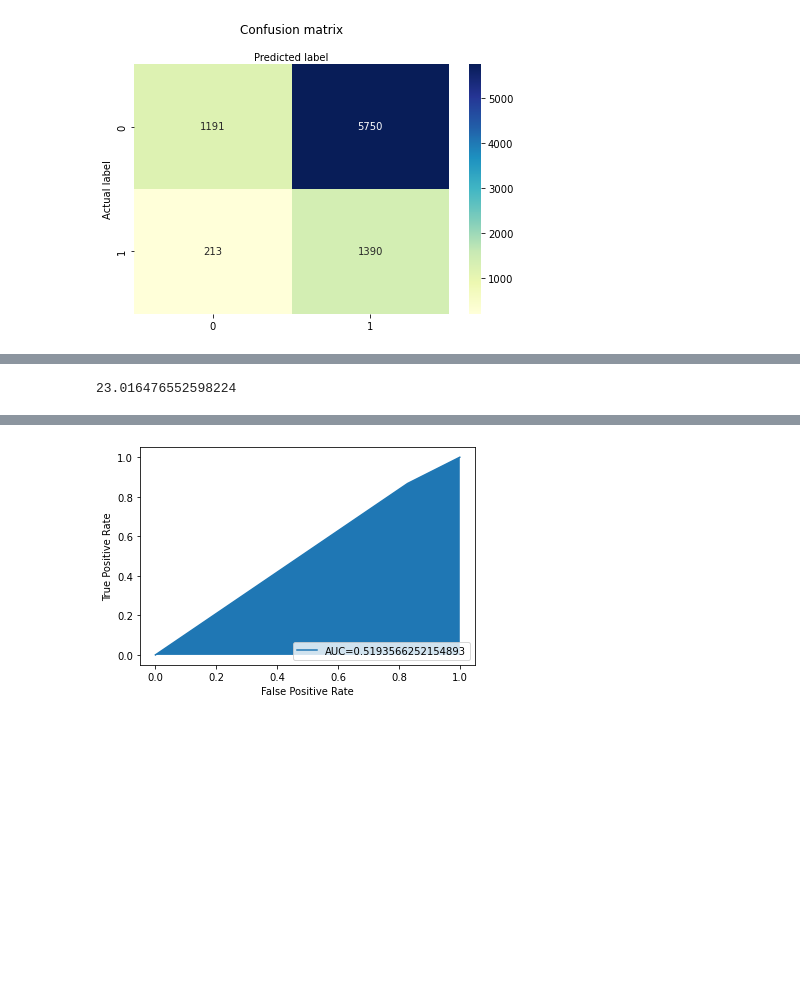
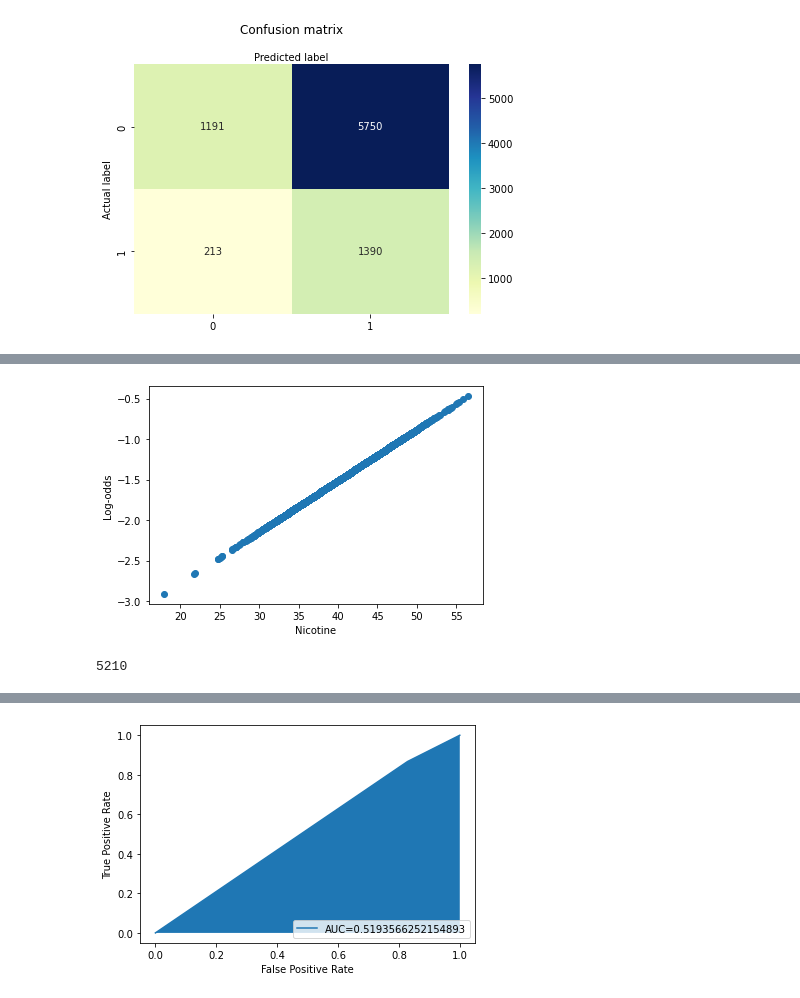
Before and after one commit to noodleybroodley/Final-Capstone, a Jupyter notebook: notebooks/test.ipynb, the cells around one changed output, grey strips where cells are left out. Cells and saved outputs as stored; diff of their text form; code cells hidden in the pictures; blank space fills up the shorter version.

```diff
--- a/notebooks/test.ipynb
+++ b/notebooks/test.ipynb
@@ -264,13 +264,25 @@ Logit Regression Results
 |  | coef | std err | z | P>|z| | [0.025 | 0.975] |
 | Intercept | -4.0448 | 0.281 | -14.375 | 0.000 | -4.596 | -3.493 |
 | LBXHCT | 0.0633 | 0.007 | 9.284 | 0.000 | 0.050 | 0.077 |
+# %%
+x_values = xy_values['LBXHCT']
+predicted = model_1.predict(x_values)
+
+log_odds = np.log(predicted / (1-predicted))
+
+plt.scatter(x = x_values, y = log_odds)
+plt.xlabel("Nicotine")
+plt.ylabel("Log-odds")
+plt.show()
+# %% [output]
+[figure, added]
 # %%
 xy_values = test_df[['LBXHCT','High_SYS_BP']]
 xy_values = xy_values.dropna()
-#xy_values['High_SYS_BP'].value_counts()
-print(10/(1578/3632))
+xy_values['High_SYS_BP'].value_counts()
+print(1578+3632)
 # %% [output]
-23.016476552598224
+5210
 # %%
 formula2 = 'High_SYS_BP ~ LBXHCT + RIDAGEYR'
 model_2 = sma.logit(formula=formula2, data=test_df).fit()
```
Also changed, not shown: parts of 2 cells of this notebook, 1 other file.
